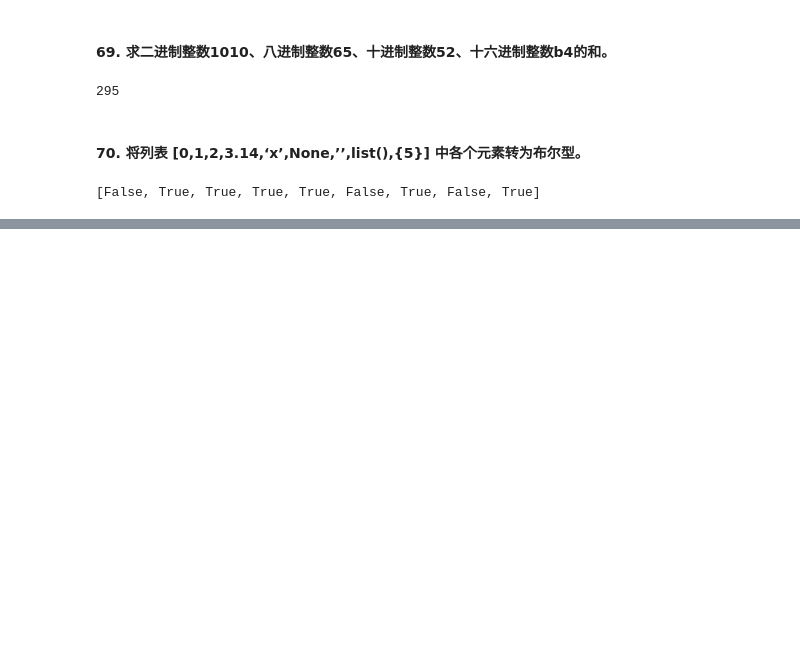
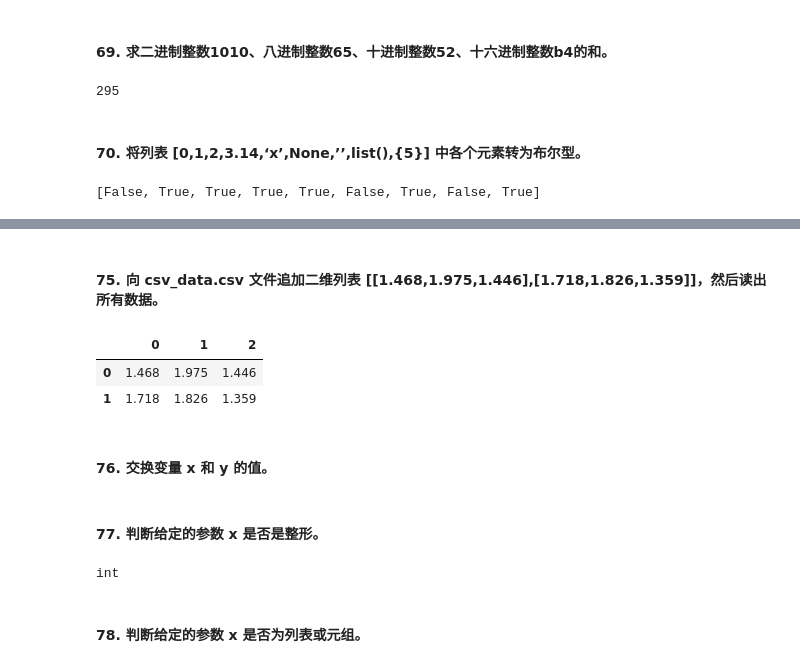
Before and after one commit to money89757/Learning-Python, a Jupyter notebook: Python基础100题/python语法练习.ipynb, the cells around one changed output, grey strips where cells are left out. Drawn from its saved outputs; the diff is of its cells as text; code cells hidden in the pictures; blank space fills up the shorter version.

```diff
--- a/Python基础100题/python语法练习.ipynb
+++ b/Python基础100题/python语法练习.ipynb
@@ -773,0 +808,15 @@ print(bool_lists)
+# %% [markdown]
+#### 75. 向 csv_data.csv 文件追加二维列表 [[1.468,1.975,1.446],[1.718,1.826,1.359]]，然后读出所有数据。
+# %%
+import pandas as pd
+array = [[1.468,1.975,1.446],[1.718,1.826,1.359]]
+
+df = pd.DataFrame(array)
+df.to_csv('csv_data.csv', mode = 'a',index = False , header = False)
+df
+# %% [output]
+|  | 0 | 1 | 2 |
+| 0 | 1.468 | 1.975 | 1.446 |
+| 1 | 1.718 | 1.826 | 1.359 |
+# %% [markdown]
+#### 76. 交换变量 x 和 y 的值。
@@ -773,0 +826,9 @@ print(bool_lists)
+# %% [markdown]
+#### 77. 判断给定的参数 x 是否是整形。
+# %%
+x = 10
+type(a)
+# %% [output]
+int
+# %% [markdown]
+#### 78. 判断给定的参数 x 是否为列表或元组。
```
Also changed, not shown: parts of 48 cells of this notebook.
